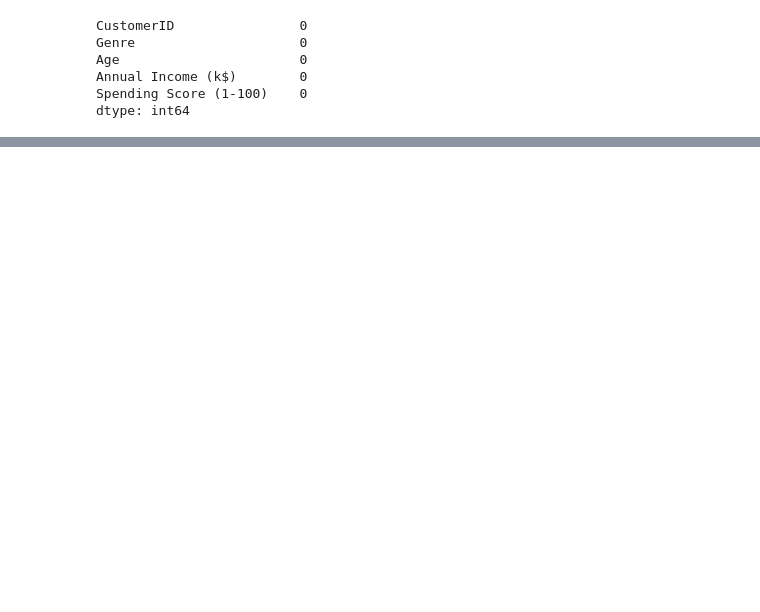
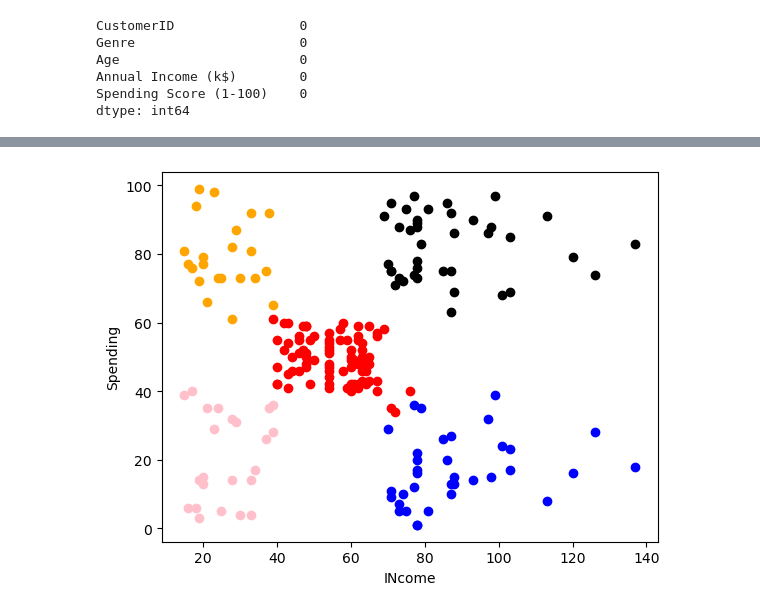
Before and after one commit to basavbamrah/training-sem-7, a Jupyter notebook: unsupervised.ipynb, the cells around one changed output, grey strips where cells are left out. Cells and saved outputs as stored; diff of their text form; code cells hidden in the pictures; blank space fills up the shorter version.

```diff
--- a/unsupervised.ipynb
+++ b/unsupervised.ipynb
@@ -72,0 +104,13 @@ y_pred=kmeans.fit_predict(X)
+# %%
+color=['blue','red','black','orange','pink']
+for i in range(5):
+    ind = y_pred == i
+    x=X.iloc[ind,-1].index
+    plt.scatter(X.iloc[x,0],X.iloc[x,1],color=color[i])
+
+plt.xlabel('INcome')
+plt.ylabel('Spending')
+
+plt.show()
+# %% [output]
+[figure, added]
```
Also changed, not shown: parts of 7 cells of this notebook.
